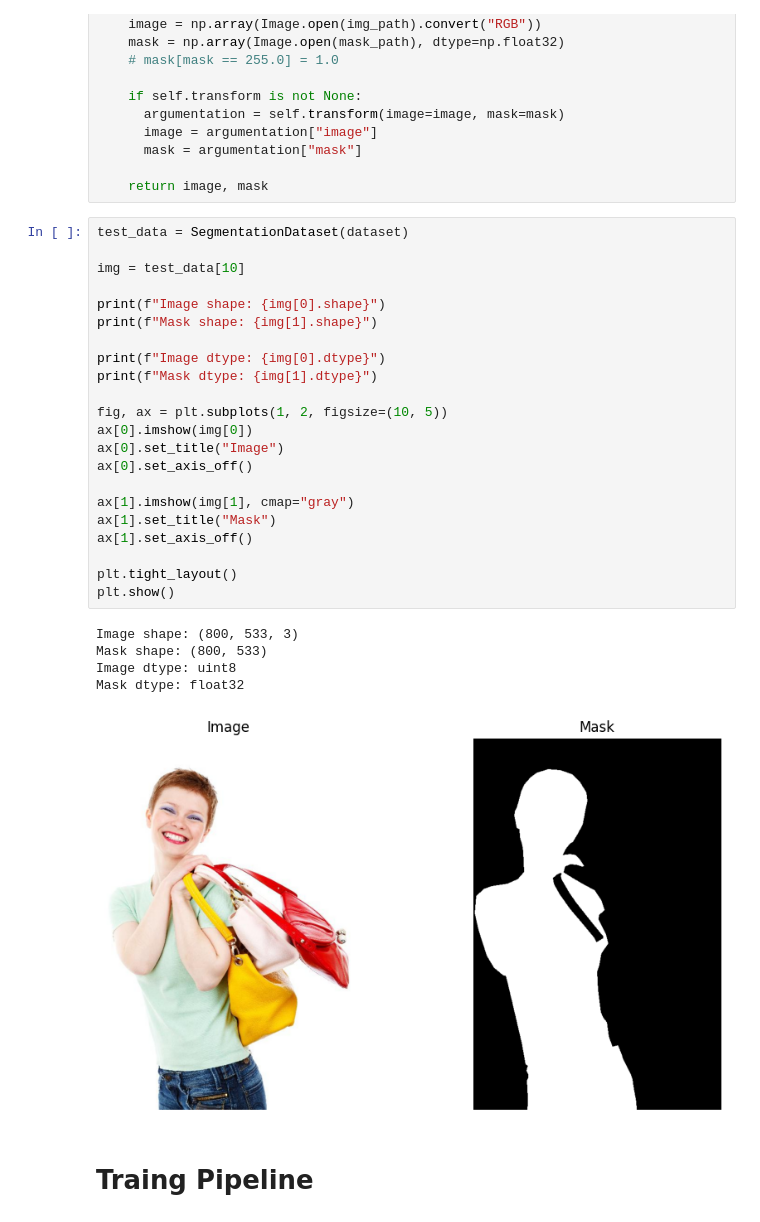
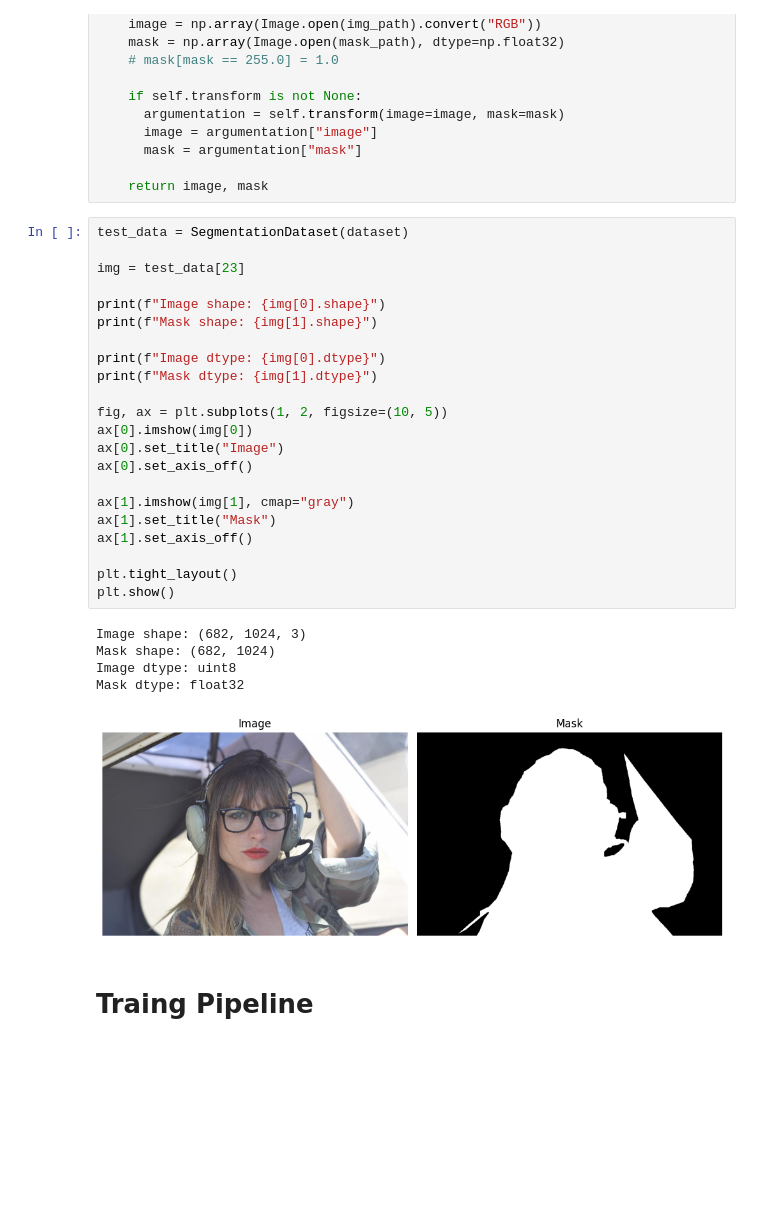
Before and after one commit to codebysumit/papers-with-code, a Jupyter notebook: 04-Semantic_Segmentation_Using_U-NET/Semantic_Segmentation_Using_U_NET.ipynb, the cells around one changed output. Drawn from its saved outputs; the diff is of its cells as text; blank space fills up the shorter version.

```diff
--- a/04-Semantic_Segmentation_Using_U-NET/Semantic_Segmentation_Using_U_NET.ipynb
+++ b/04-Semantic_Segmentation_Using_U-NET/Semantic_Segmentation_Using_U_NET.ipynb
@@ -384,31 +432,31 @@ class SegmentationDataset(Dataset):
 # %%
 test_data = SegmentationDataset(dataset)
 
-img = test_data[10]
+img = test_data[23]
 
 print(f"Image shape: {img[0].shape}")
 print(f"Mask shape: {img[1].shape}")
 
 print(f"Image dtype: {img[0].dtype}")
 print(f"Mask dtype: {img[1].dtype}")
 
 fig, ax = plt.subplots(1, 2, figsize=(10, 5))
 ax[0].imshow(img[0])
 ax[0].set_title("Image")
 ax[0].set_axis_off()
 
 ax[1].imshow(img[1], cmap="gray")
 ax[1].set_title("Mask")
 ax[1].set_axis_off()
 
 plt.tight_layout()
 plt.show()
 # %% [output]
-Image shape: (800, 533, 3)
-Mask shape: (800, 533)
+Image shape: (682, 1024, 3)
+Mask shape: (682, 1024)
 Image dtype: uint8
 Mask dtype: float32
-[figure, old version]
+[figure, new version]
 # %% [markdown]
 # Traing Pipeline
 # %%
```
Also changed, not shown: parts of 7 cells of this notebook.
